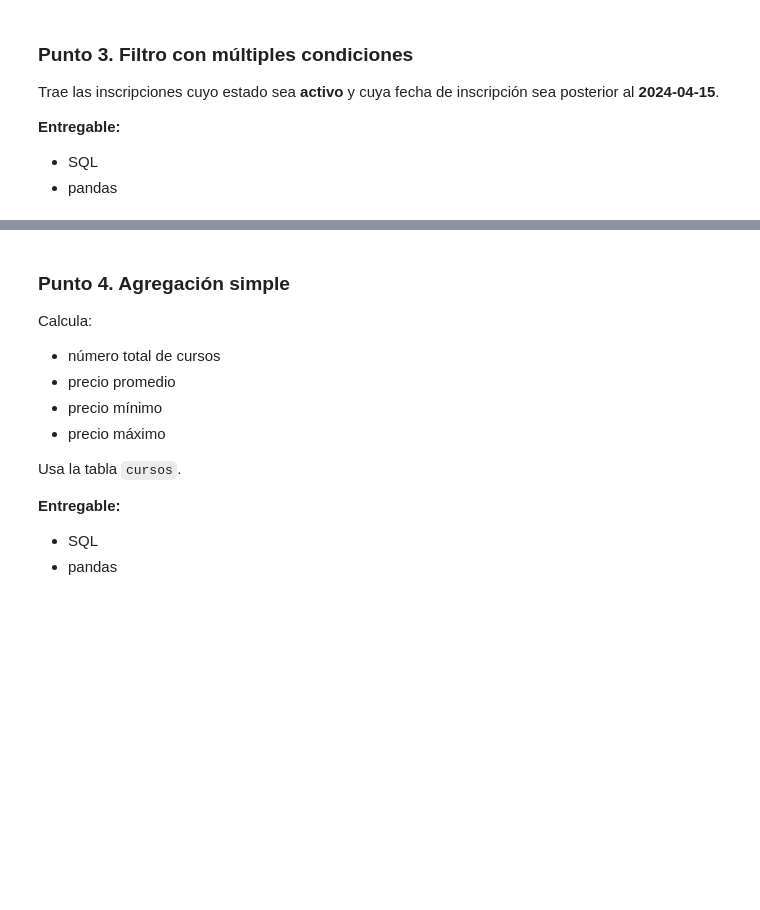
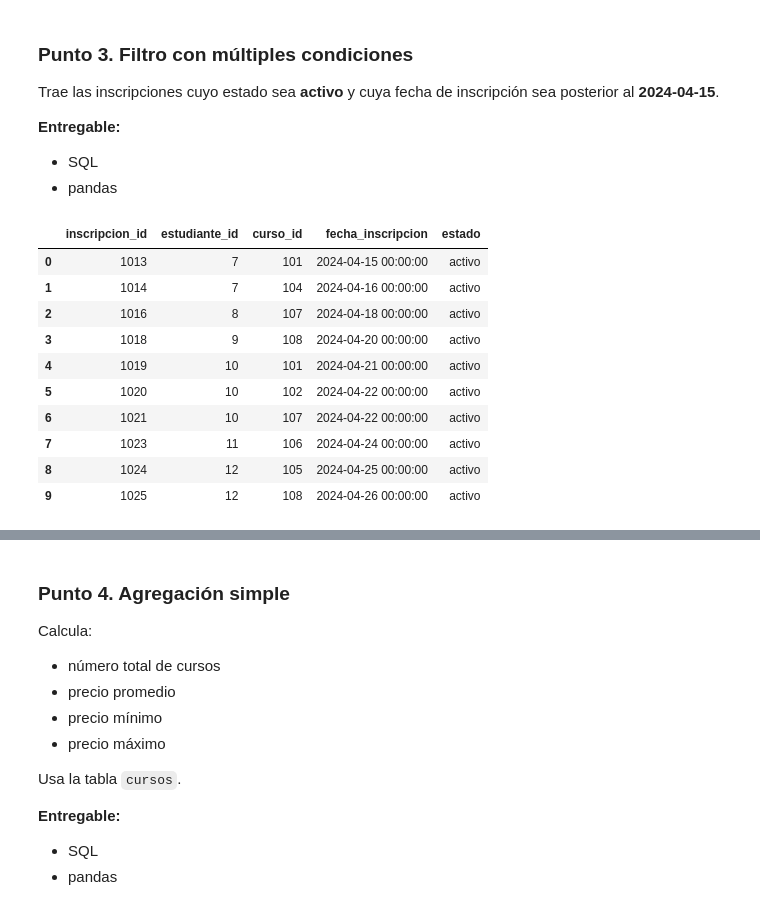
Before and after one commit to CeneDurango/Ciencia-Datos, a Jupyter notebook: tarea_sql_pandas_academia.ipynb, the cells around one changed output, grey strips where cells are left out. Saved outputs shown, nothing was run; the diff lists cells and outputs as text; code cells hidden in the pictures; blank space fills up the shorter version.

```diff
--- a/tarea_sql_pandas_academia.ipynb
+++ b/tarea_sql_pandas_academia.ipynb
@@ -260,0 +255,21 @@ Trae las inscripciones cuyo estado sea **activo** y cuya fecha de inscripción s
+# %%
+# Punto 3 - SQL
+query_3 = """
+SELECT *
+FROM inscripciones
+WHERE estado = 'activo' AND fecha_inscripcion > '2024-04-15'
+"""
+sql_3 = run_sql(query_3)
+sql_3
+# %% [output]
+|  | inscripcion_id | estudiante_id | curso_id | fecha_inscripcion | estado |
+| 0 | 1013 | 7 | 101 | 2024-04-15 00:00:00 | activo |
+| 1 | 1014 | 7 | 104 | 2024-04-16 00:00:00 | activo |
+| 2 | 1016 | 8 | 107 | 2024-04-18 00:00:00 | activo |
+| 3 | 1018 | 9 | 108 | 2024-04-20 00:00:00 | activo |
+| 4 | 1019 | 10 | 101 | 2024-04-21 00:00:00 | activo |
+| 5 | 1020 | 10 | 102 | 2024-04-22 00:00:00 | activo |
+| 6 | 1021 | 10 | 107 | 2024-04-22 00:00:00 | activo |
+| 7 | 1023 | 11 | 106 | 2024-04-24 00:00:00 | activo |
+| 8 | 1024 | 12 | 105 | 2024-04-25 00:00:00 | activo |
+| 9 | 1025 | 12 | 108 | 2024-04-26 00:00:00 | activo |
```
Also changed, not shown: parts of 11 cells of this notebook.
